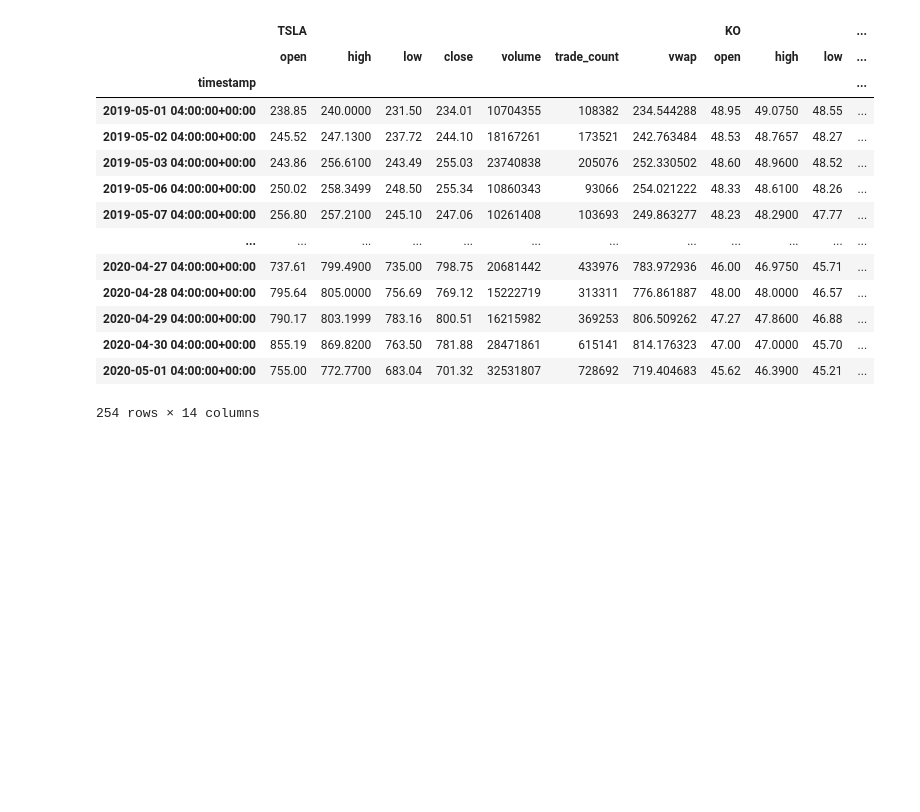
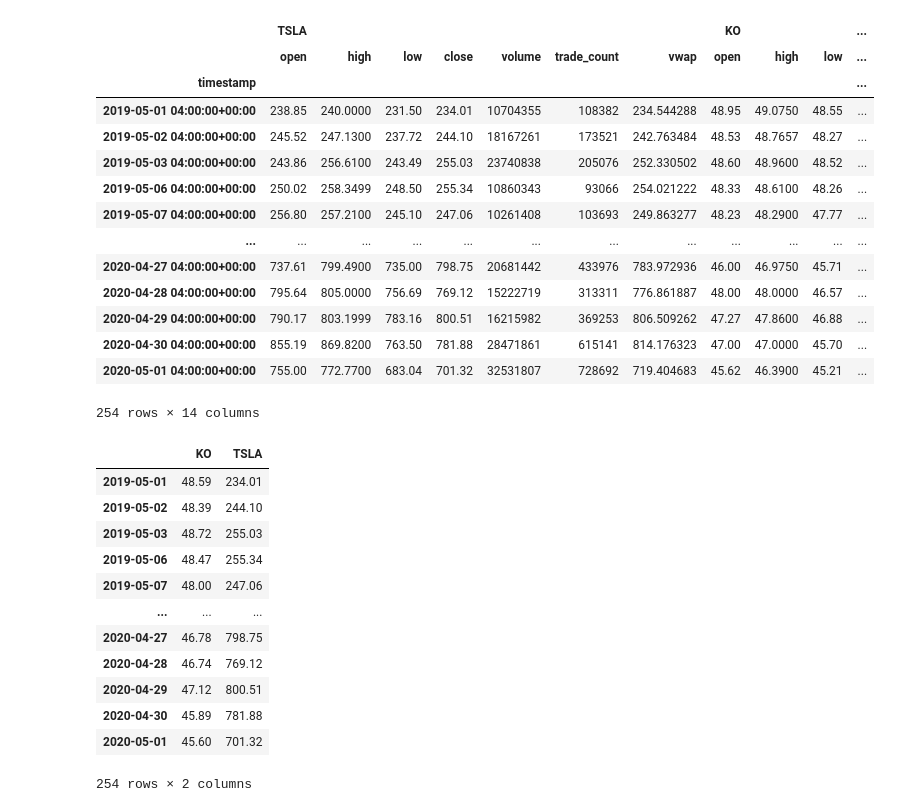
Before and after one commit to SkyRanger05/Online-Course-12-12-22, a Jupyter notebook: UC_BERKLEY_BOOTCAMP_FinTech_coding-exercises/Module5/prob_distr.ipynb, the cells around one changed output. Cells and saved outputs as stored; diff of their text form; code cells hidden in the pictures; blank space fills up the shorter version.

```diff
--- a/UC_BERKLEY_BOOTCAMP_FinTech_coding-exercises/Module5/prob_distr.ipynb
+++ b/UC_BERKLEY_BOOTCAMP_FinTech_coding-exercises/Module5/prob_distr.ipynb
@@ -77,3 +77,26 @@ prices_df
 | 2020-04-30 04:00:00+00:00 | 855.19 | 869.8200 | 763.50 | 781.88 | 28471861 | 615141 | 814.176323 | 47.00 | 47.0000 | 45.70 | ... |
 | 2020-05-01 04:00:00+00:00 | 755.00 | 772.7700 | 683.04 | 701.32 | 32531807 | 728692 | 719.404683 | 45.62 | 46.3900 | 45.21 | ... |
 254 rows × 14 columns
+# %%
+closing_prices_df = pd.DataFrame()
+
+closing_prices_df['KO']= prices_df['KO']['close']
+closing_prices_df['TSLA'] = prices_df['TSLA']['close']
+
+closing_prices_df.index = closing_prices_df.index.date
+
+closing_prices_df
+# %% [output]
+|  | KO | TSLA |
+| 2019-05-01 | 48.59 | 234.01 |
+| 2019-05-02 | 48.39 | 244.10 |
+| 2019-05-03 | 48.72 | 255.03 |
+| 2019-05-06 | 48.47 | 255.34 |
+| 2019-05-07 | 48.00 | 247.06 |
+| ... | ... | ... |
+| 2020-04-27 | 46.78 | 798.75 |
+| 2020-04-28 | 46.74 | 769.12 |
+| 2020-04-29 | 47.12 | 800.51 |
+| 2020-04-30 | 45.89 | 781.88 |
+| 2020-05-01 | 45.60 | 701.32 |
+254 rows × 2 columns
```
Also changed, not shown: parts of 4 cells of this notebook.
